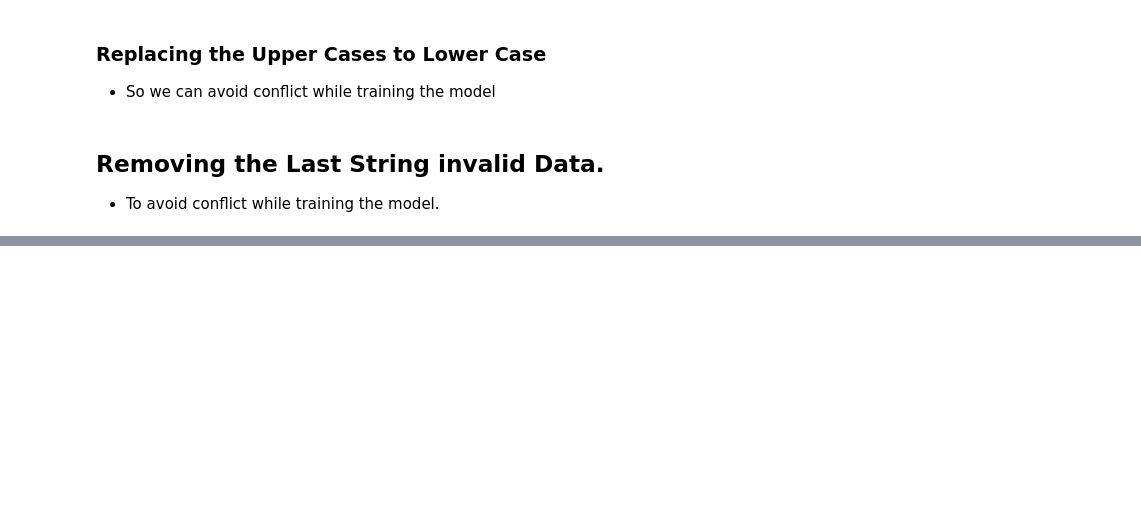
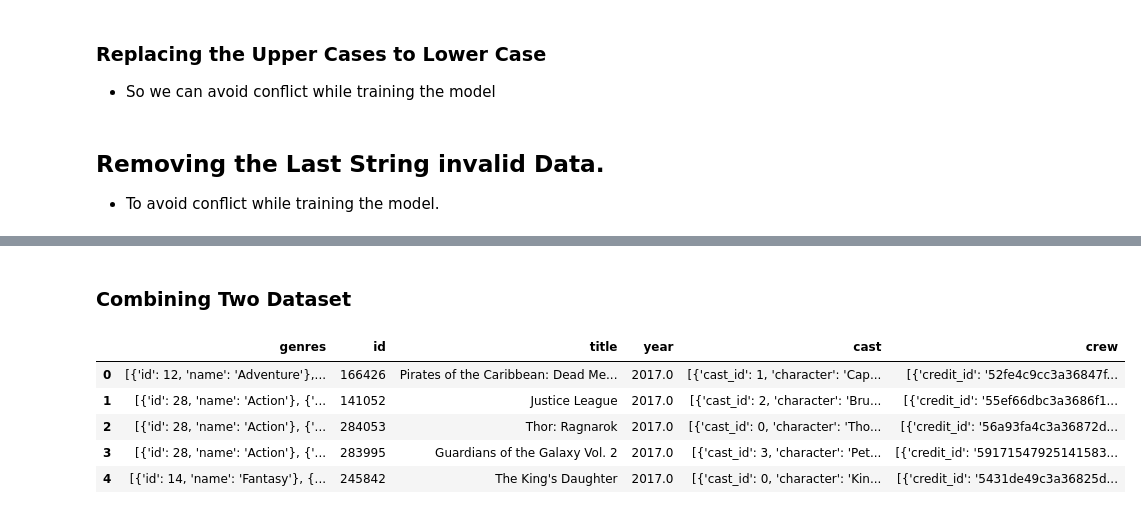
Before and after one commit to deepatabc/Movie-Recommend, a Jupyter notebook: DataPreparing/jupyterNotebook/Base_preprocessing.ipynb, the cells around one changed output, grey strips where cells are left out. Drawn from its saved outputs; the diff is of its cells as text; code cells hidden in the pictures; blank space fills up the shorter version.

```diff
--- a/DataPreparing/jupyterNotebook/Base_preprocessing.ipynb
+++ b/DataPreparing/jupyterNotebook/Base_preprocessing.ipynb
@@ -68,0 +173,3 @@ data.to_csv('PreparedData/data.csv',index=False)
+# %%
+# Pandas Series. dt.year attribute return a numpy array containing year of the datetime in the underlying data of the given series object.
+meta['year'] = meta['release_date'].dt.year
@@ -68,0 +194,5 @@ data.to_csv('PreparedData/data.csv',index=False)
+# %%
+# Getting only 2017 movies as we already have movies up to the year 2016 in preprocessing 1 file.
+# We don't have enough data for the movies from 2018, 2019 and 2020.
+# We'll deal with it in the upcoming preprocessing files
+new_meta = meta.loc[meta.year == 2017,['genres','id','title','year']]
@@ -68,0 +208,17 @@ data.to_csv('PreparedData/data.csv',index=False)
+# %%
+# converting all ids to integer dtype.
+new_meta['id'] = new_meta['id'].astype(int)
+# %% [markdown]
+### Combining Two Dataset
+# %%
+# here merging both cast dataset prepared and movie details.
+data = pd.merge(new_meta, credits, on='id')
+# %%
+data.head()
+# %% [output]
+|  | genres | id | title | year | cast | crew |
+| 0 | [{'id': 12, 'name': 'Adventure'},... | 166426 | Pirates of the Caribbean: Dead Me... | 2017.0 | [{'cast_id': 1, 'character': 'Cap... | [{'credit_id': '52fe4c9cc3a36847f... |
+| 1 | [{'id': 28, 'name': 'Action'}, {'... | 141052 | Justice League | 2017.0 | [{'cast_id': 2, 'character': 'Bru... | [{'credit_id': '55ef66dbc3a3686f1... |
+| 2 | [{'id': 28, 'name': 'Action'}, {'... | 284053 | Thor: Ragnarok | 2017.0 | [{'cast_id': 0, 'character': 'Tho... | [{'credit_id': '56a93fa4c3a36872d... |
+| 3 | [{'id': 28, 'name': 'Action'}, {'... | 283995 | Guardians of the Galaxy Vol. 2 | 2017.0 | [{'cast_id': 3, 'character': 'Pet... | [{'credit_id': '59171547925141583... |
+| 4 | [{'id': 14, 'name': 'Fantasy'}, {... | 245842 | The King's Daughter | 2017.0 | [{'cast_id': 0, 'character': 'Kin... | [{'credit_id': '5431de49c3a36825d... |
```
Also changed, not shown: parts of 22 cells of this notebook, 1 other file.
